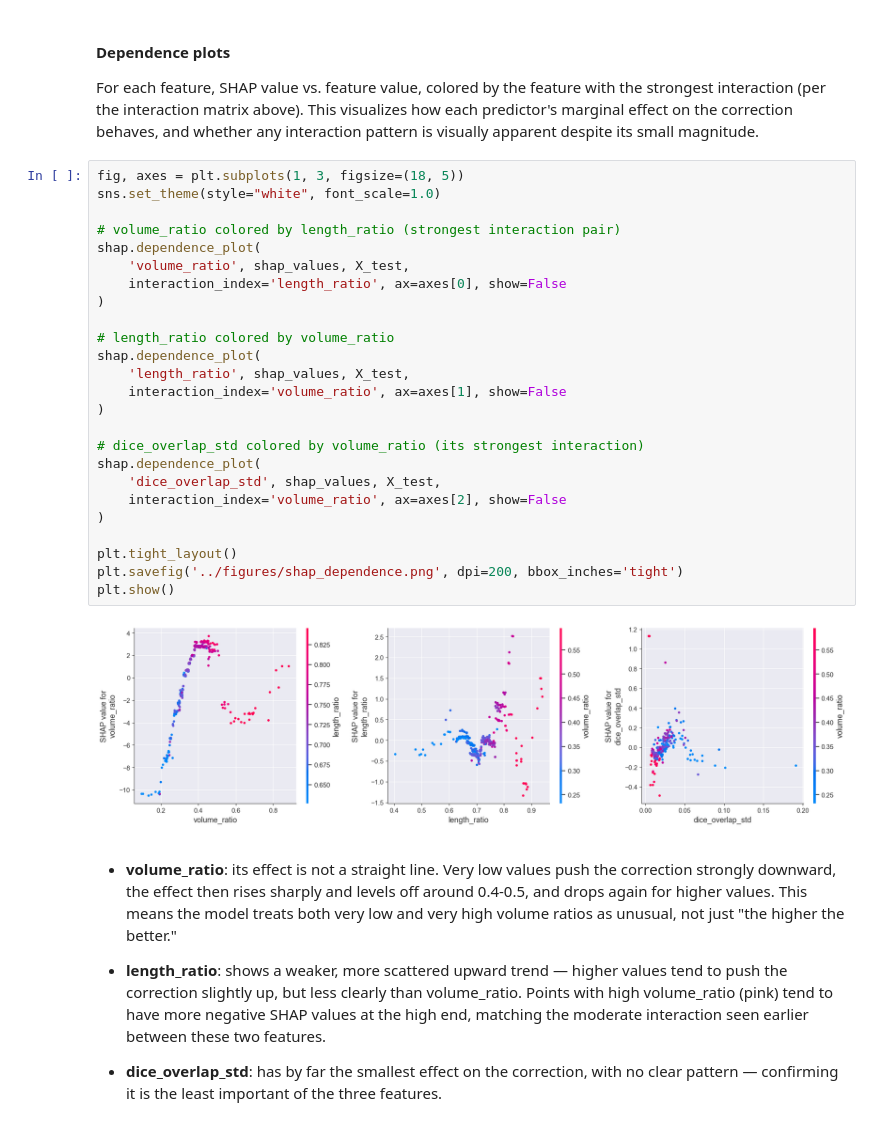
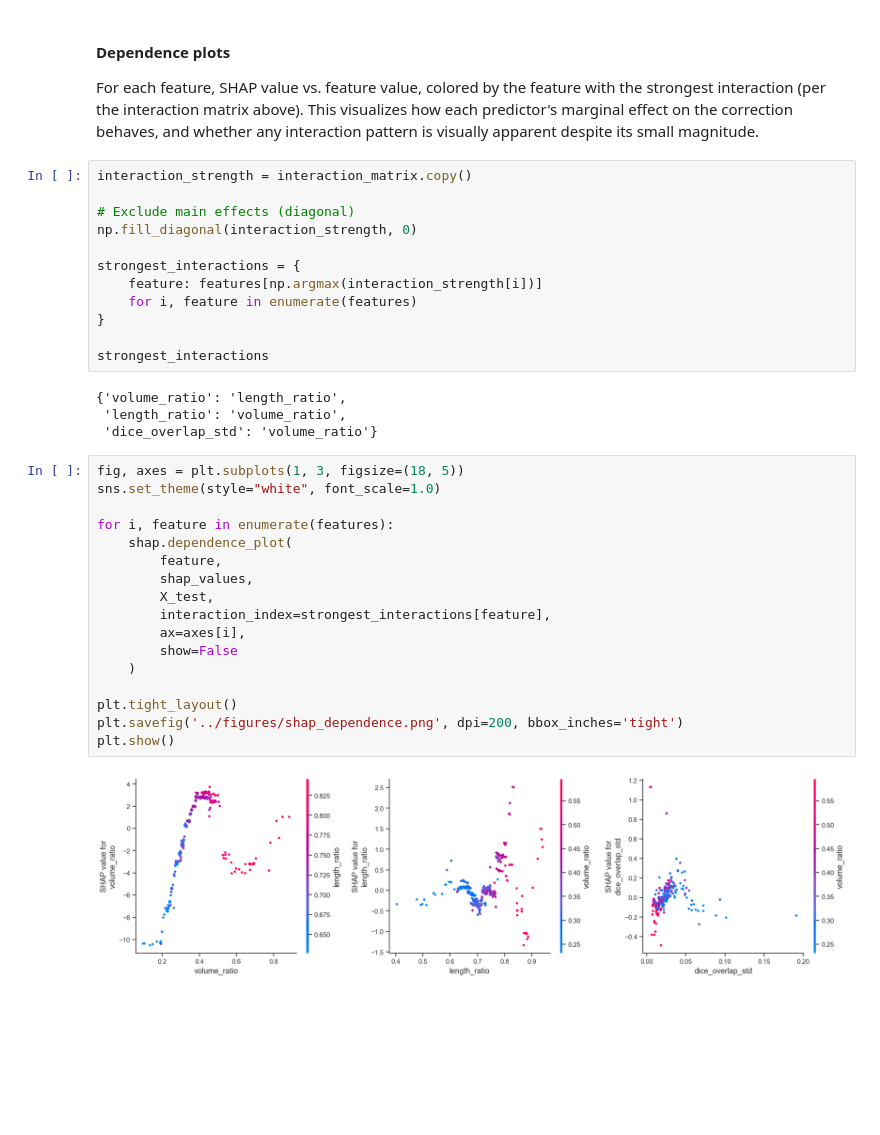
Before and after one commit to amaliezzz/lvef-clinical-validation, a Jupyter notebook: notebooks/03_shap_explainability.ipynb, the cells around one changed output. Cells and saved outputs as stored; diff of their text form; blank space fills up the shorter version.

Commit message:
feat: refine SHAP explainability analysis

```diff
--- a/notebooks/03_shap_explainability.ipynb
+++ b/notebooks/03_shap_explainability.ipynb
@@ -94,46 +94,38 @@ with the strongest interaction (per the interaction matrix above). This
 visualizes how each predictor's marginal effect on the correction behaves,
 and whether any interaction pattern is visually apparent despite its small
 magnitude.
-# %%
-fig, axes = plt.subplots(1, 3, figsize=(18, 5))
-sns.set_theme(style="white", font_scale=1.0)
-
-# volume_ratio colored by length_ratio (strongest interaction pair)
-shap.dependence_plot(
-    'volume_ratio', shap_values, X_test,
-    interaction_index='length_ratio', ax=axes[0], show=False
-)
-
-# length_ratio colored by volume_ratio
-shap.dependence_plot(
-    'length_ratio', shap_values, X_test,
-    interaction_index='volume_ratio', ax=axes[1], show=False
-)
-
-# dice_overlap_std colored by volume_ratio (its strongest interaction)
-shap.dependence_plot(
-    'dice_overlap_std', shap_values, X_test,
-    interaction_index='volume_ratio', ax=axes[2], show=False
-)
-
-plt.tight_layout()
-plt.savefig('../figures/shap_dependence.png', dpi=200, bbox_inches='tight')
-plt.show()
-# %% [output]
-[figure, removed]
-# %% [markdown]
-- **volume_ratio**: its effect is not a straight line. Very low values
-  push the correction strongly downward, the effect then rises sharply and
-  levels off around 0.4-0.5, and drops again for higher values. This means
-  the model treats both very low and very high volume ratios as unusual,
-  not just "the higher the better."
-
-- **length_ratio**: shows a weaker, more scattered upward trend — higher
-  values tend to push the correction slightly up, but less clearly than
-  volume_ratio. Points with high volume_ratio (pink) tend to have more
-  negative SHAP values at the high end, matching the moderate interaction
-  seen earlier between these two features.
-
-- **dice_overlap_std**: has by far the smallest effect on the correction,
-  with no clear pattern — confirming it is the least important of the
-  three features.
+# %%
+interaction_strength = interaction_matrix.copy()
+
+# Exclude main effects (diagonal)
+np.fill_diagonal(interaction_strength, 0)
+
+strongest_interactions = {
+    feature: features[np.argmax(interaction_strength[i])]
+    for i, feature in enumerate(features)
+}
+
+strongest_interactions
+# %% [output]
+{'volume_ratio': 'length_ratio',
+ 'length_ratio': 'volume_ratio',
+ 'dice_overlap_std': 'volume_ratio'}
+# %%
+fig, axes = plt.subplots(1, 3, figsize=(18, 5))
+sns.set_theme(style="white", font_scale=1.0)
+
+for i, feature in enumerate(features):
+    shap.dependence_plot(
+        feature,
+        shap_values,
+        X_test,
+        interaction_index=strongest_interactions[feature],
+        ax=axes[i],
+        show=False
+    )
+
+plt.tight_layout()
+plt.savefig('../figures/shap_dependence.png', dpi=200, bbox_inches='tight')
+plt.show()
+# %% [output]
+[figure, added]
```
Also changed, not shown: parts of 2 cells of this notebook.
